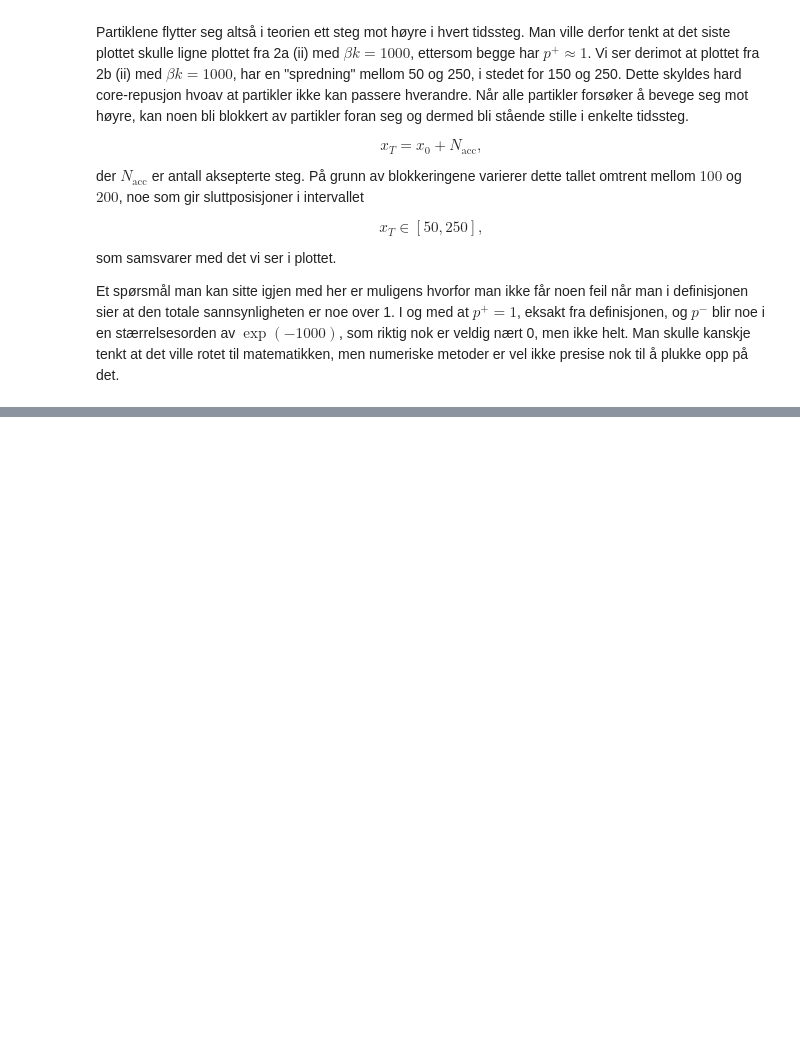
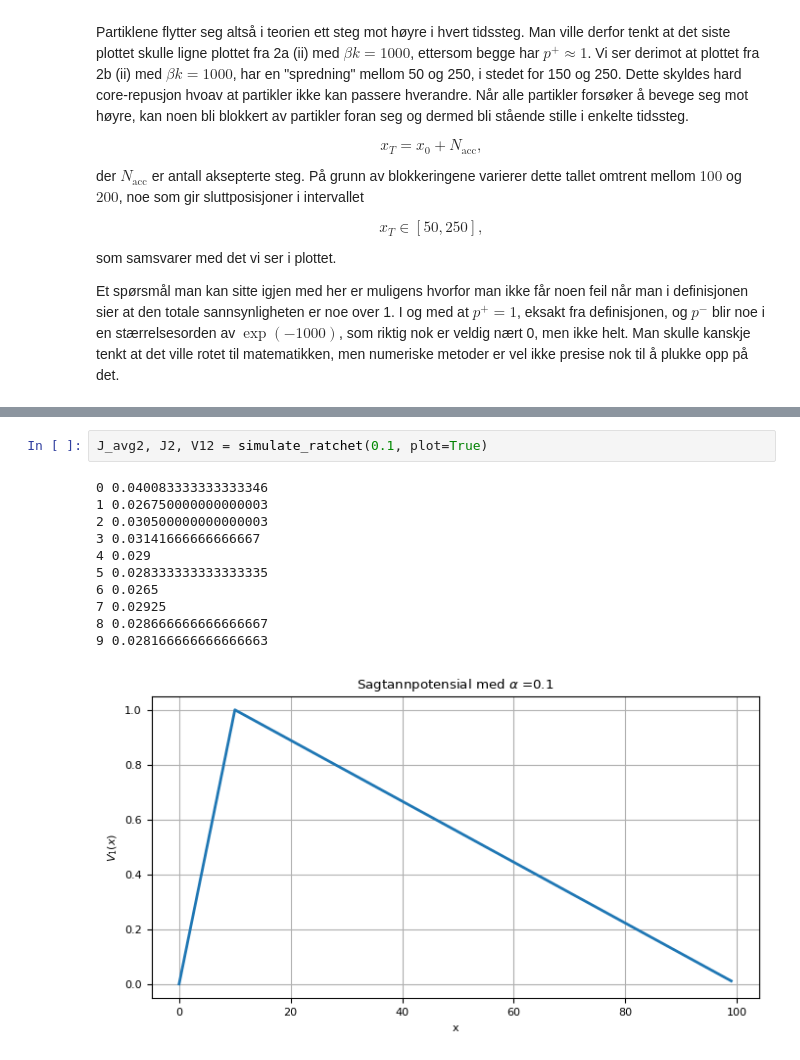
Before and after one commit to selmaberg05/TMA4320-Prosjekt2-gruppe-Andrihol-Emilyan-Selmahbe, a Jupyter notebook: Prosjekt2.ipynb, the cells around one changed output, grey strips where cells are left out. Saved outputs shown, nothing was run; the diff lists cells and outputs as text; blank space fills up the shorter version.

```diff
--- a/Prosjekt2.ipynb
+++ b/Prosjekt2.ipynb
@@ -539,0 +668,14 @@ Et spørsmål man kan sitte igjen med her er muligens hvorfor man ikke får noen
+# %%
+J_avg2, J2, V12 = simulate_ratchet(0.1, plot=True)
+# %% [output]
+0 0.040083333333333346
+1 0.026750000000000003
+2 0.030500000000000003
+3 0.03141666666666667
+4 0.029
+5 0.028333333333333335
+6 0.0265
+7 0.02925
+8 0.028666666666666667
+9 0.028166666666666663
+[figure, added]
```
Also changed, not shown: parts of 10 cells of this notebook.
